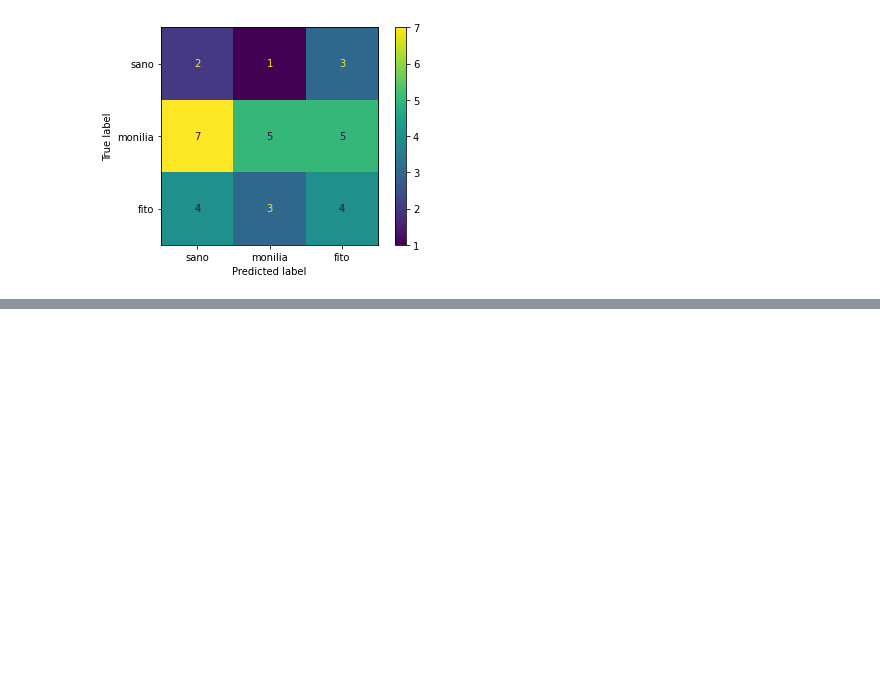
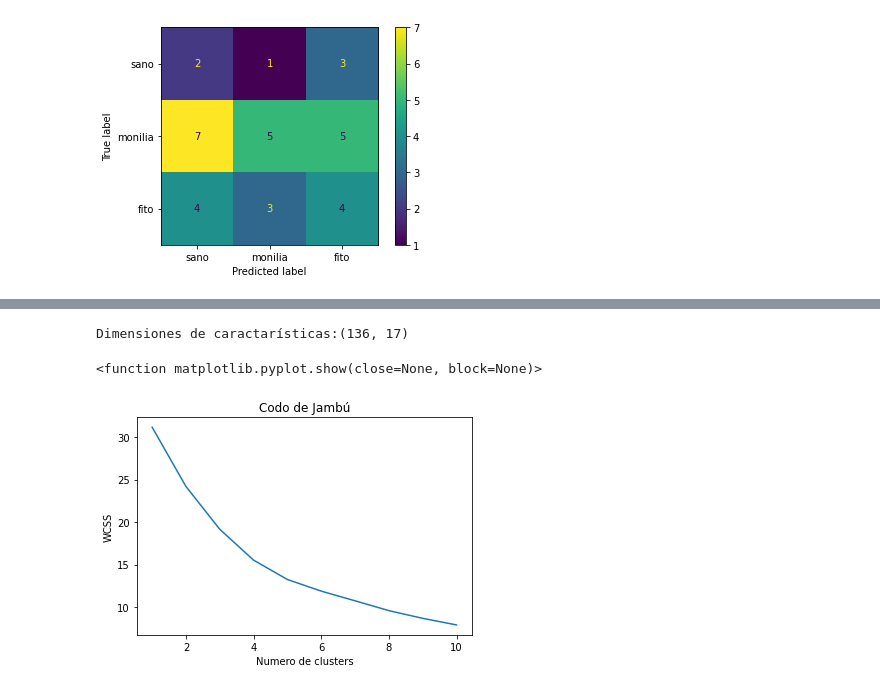
Before and after one commit to esteban11519/tecnicasDeInteligenciaArtificial, a Jupyter notebook: PF/PF_Brian.ipynb, the cells around one changed output, grey strips where cells are left out. Drawn from its saved outputs; the diff is of its cells as text; code cells hidden in the pictures; blank space fills up the shorter version.

```diff
--- a/PF/PF_Brian.ipynb
+++ b/PF/PF_Brian.ipynb
@@ -242,4 +242,22 @@ print(f'Dimensiones de caractarísticas:{Xpoblacional.shape}')
 #Generación de tabla con caracterisitcas y valores para cada imagen del dataset
 datasetinput = pd.DataFrame(Xpoblacional, columns = nombreCaracteristicas)
 pd.set_option("display.max_rows", None)
-datasetinput
+#datasetinput.describe()
+# %% [output]
+Dimensiones de caractarísticas:(136, 17)
+# %%
+#Codo de Jambu
+wcss =[]
+for i in range (1,11):
+    kmeans = KMeans (n_clusters=i, max_iter=300)
+    kmeans.fit(datasetinput)
+    wcss.append(kmeans.inertia_)
+
+plt.plot(range(1,11), wcss)
+plt.title("Codo de Jambú")
+plt.xlabel("Numero de clusters")
+plt.ylabel("WCSS")
+plt.show
+# %% [output]
+<function matplotlib.pyplot.show(close=None, block=None)>
+[figure, added]
```
Also changed, not shown: parts of 6 cells of this notebook.
